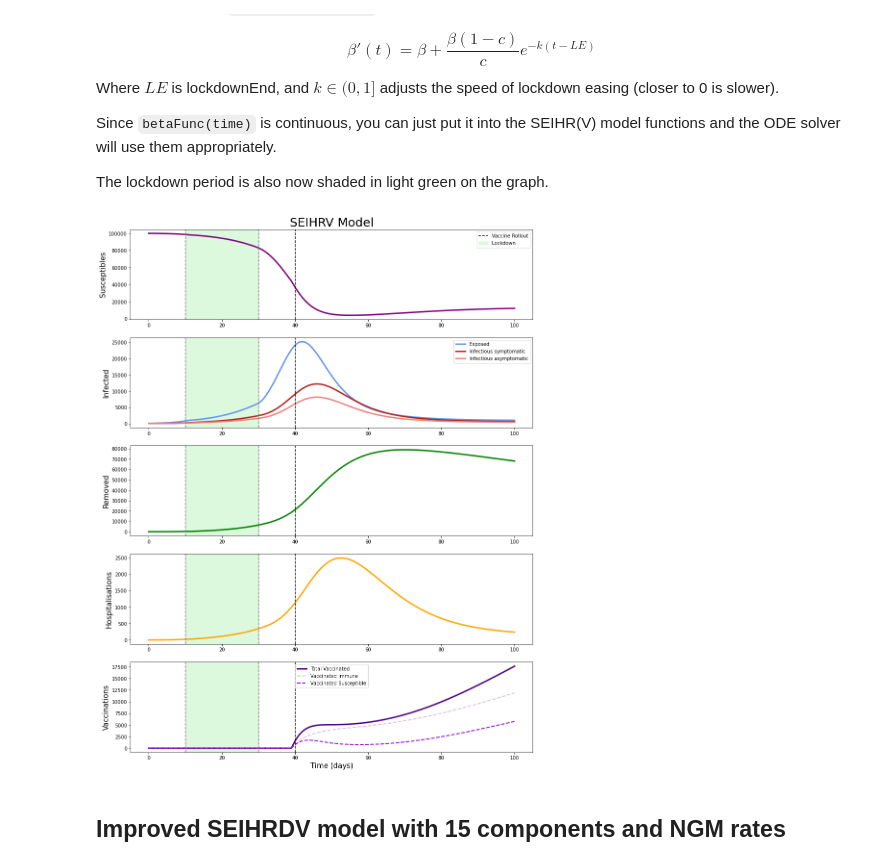
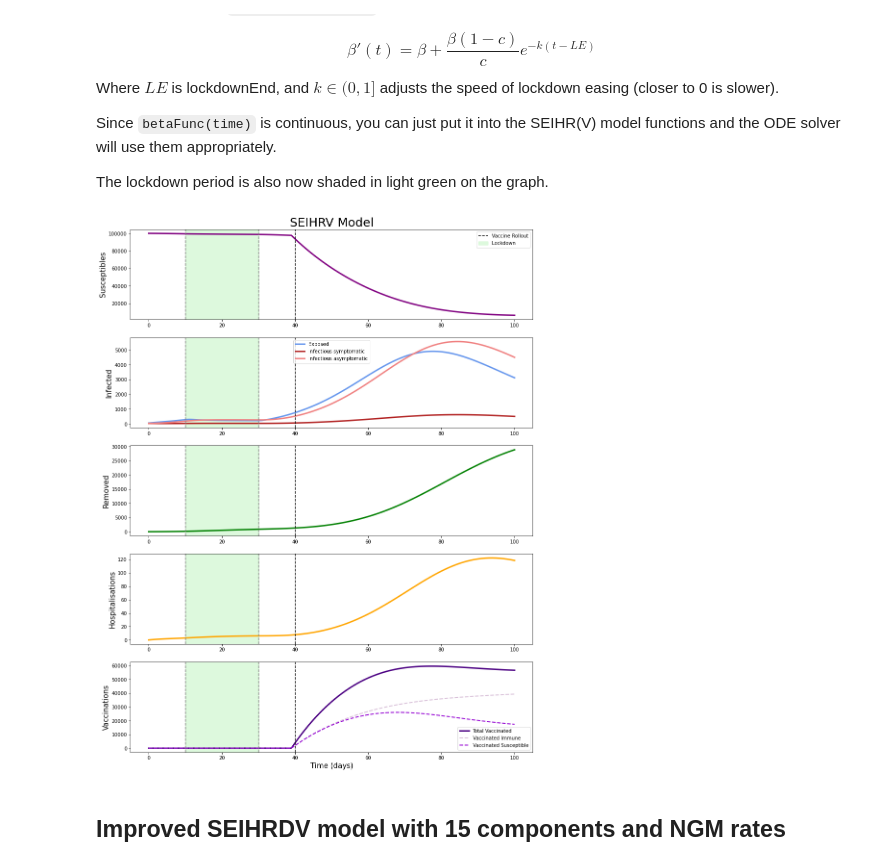
Before and after one commit to rebeccamann/Mini-Project-1-MD979-, a Jupyter notebook: SEIHRV_withNPIs.ipynb, the cells around one changed output. Cells and saved outputs as stored; diff of their text form; code cells hidden in the pictures.

```diff
--- a/SEIHRV_withNPIs.ipynb
+++ b/SEIHRV_withNPIs.ipynb
@@ -24,14 +24,14 @@ import matplotlib.pyplot as plt
 import scipy.integrate as spi
 # %%
 #Rates
-beta = 1.4247
+beta = 1.25
 epsilon = 1/5.28
-gamma = 1/5
-delta = 1/8.78
+gamma = 1/7
+delta = 1/10
 tau = 0.25
 rho = 0.1
 omega = 1/100
-d = 0.6
+d = 0.1
 h = 0.15
 
 # Population sizes
@@ -58,7 +58,7 @@ vaccineStart = 40
 # Lockdown parameters
 lockdownStart = 10
 lockdownEnd = 30
-compliance = 2 #what we divide transmission rate by to simulate lockdown
+compliance = 3 #what we divide transmission rate by to simulate lockdown
 
 
 InitialVals = [S0, E0, I_S0, I_A0, H0, R0, V_I0, V_S0]
@@ -223,14 +223,14 @@ Since `betaFunc(time)` is continuous, you can just put it into the SEIHR(V) mode
 The lockdown period is also now shaded in light green on the graph.
 # %%
 #Rates
-beta = 1.4247
+beta = 1.25
 epsilon = 1/5.28
-gamma = 1/5
-delta = 1/8.78
+gamma = 1/7
+delta = 1/10
 tau = 0.25
 rho = 0.1
 omega = 1/100
-d = 0.6
+d = 0.1
 h = 0.15
 
 # Population sizes
@@ -257,7 +257,7 @@ vaccineStart = 40
 # Lockdown parameters
 lockdownStart = 10
 lockdownEnd = 30  # must be > lockdownStart
-compliance = 2    # what we divide transmission rate by to simulate lockdown (must be >1)
+compliance = 3    # what we divide transmission rate by to simulate lockdown (must be >1)
 easing = 0.5      # rate of easing lockdown
 
 InitialVals = [S0, E0, I_S0, I_A0, H0, R0, V_I0, V_S0]
@@ -344,34 +344,34 @@ plt.ylabel('Infected', fontsize=15)
 plt.subplot(513)
 plt.plot(total_values[:,5], 'green', linewidth = 3, label='Removed')
 plt.axvline(vaccineStart, color = 'black', linestyle='dashed')
 plt.axvline(lockdownStart, color = 'grey', linestyle='dashed')
 plt.axvline(lockdownEnd, color = 'grey', linestyle='dashed')
 plt.axvspan(xmin=lockdownStart, xmax=lockdownEnd, alpha = 0.3, color = 'lightgreen')
 plt.ylabel('Removed', fontsize=15)
 
 plt.subplot(514)
 plt.plot(total_values[:,4], 'orange', linewidth = 3, label = 'Hospitalised')
 plt.axvline(vaccineStart, color = 'black', linestyle='dashed')
 plt.axvline(lockdownStart, color = 'grey', linestyle='dashed')
 plt.axvline(lockdownEnd, color = 'grey', linestyle='dashed')
 plt.axvspan(xmin=lockdownStart, xmax=lockdownEnd, alpha = 0.3, color = 'lightgreen')
 plt.ylabel('Hospitalisations', fontsize=15)
 
 plt.subplot(515)
 plt.plot(total_vaccinated, 'indigo', linewidth = 3, label='Total Vaccinated')
 plt.plot(total_values[:,6], 'thistle', linewidth = 2, linestyle = "--", label='Vaccinated Immune')
 plt.plot(total_values[:,7], 'darkviolet', linewidth = 2, linestyle = "--", label='Vaccinated Susceptible')
 plt.axvline(vaccineStart, color = 'black', linestyle='dashed')
 plt.axvline(lockdownStart, color = 'grey', linestyle='dashed')
 plt.axvline(lockdownEnd, color = 'grey', linestyle='dashed')
 plt.axvspan(xmin=lockdownStart, xmax=lockdownEnd, alpha = 0.3, color = 'lightgreen')
 plt.legend(loc=0)
 plt.xlabel('Time (days)', fontsize=15)
 plt.ylabel('Vaccinations', fontsize = 15)
 
 plt.show()
 # %% [output]
-[figure, old version]
+[figure, new version]
 # %% [markdown]
 ## Improved SEIHRDV model with 15 components and NGM rates
 # %% [markdown]
```
Also changed, not shown: parts of 2 cells of this notebook, 1 other file.
